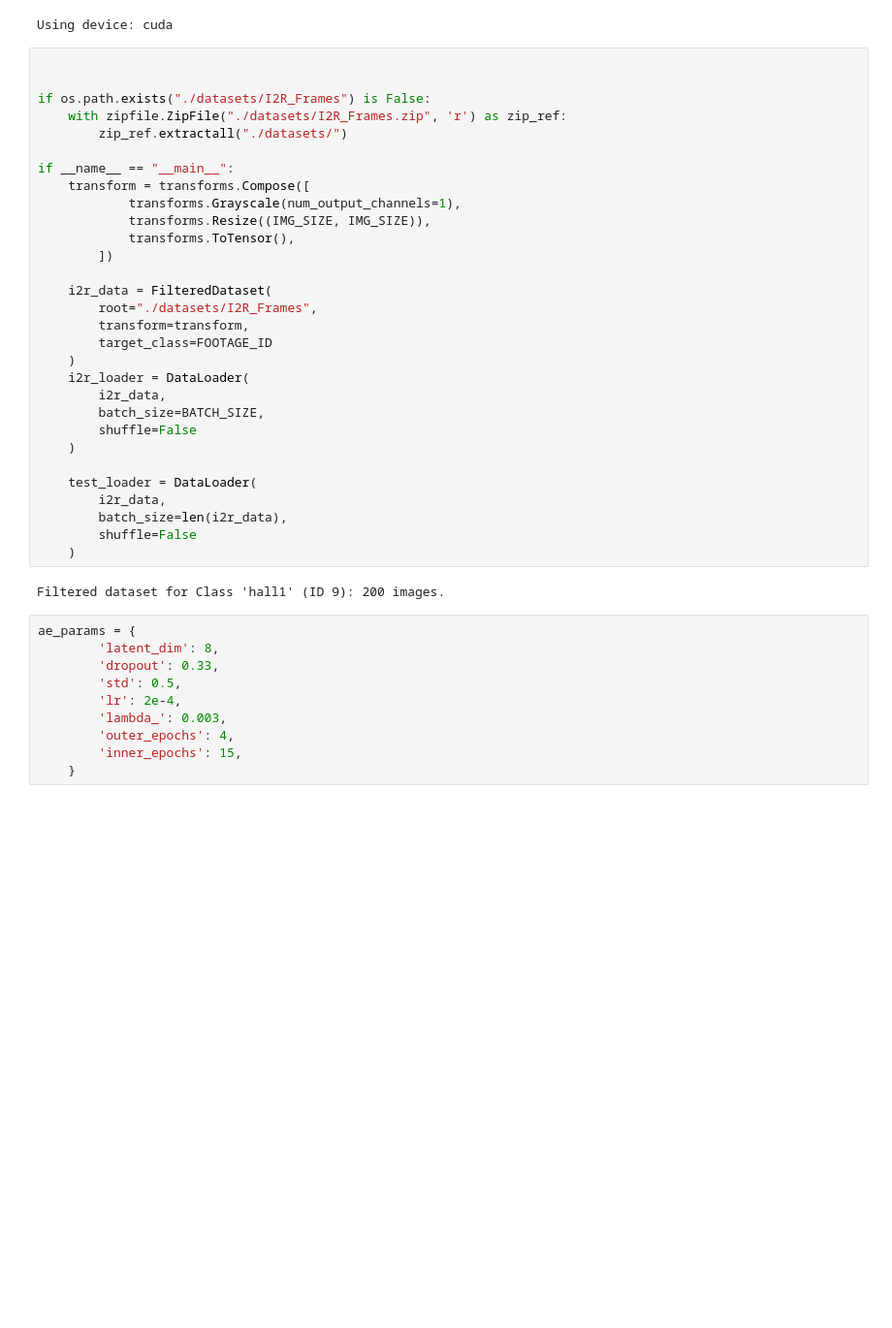
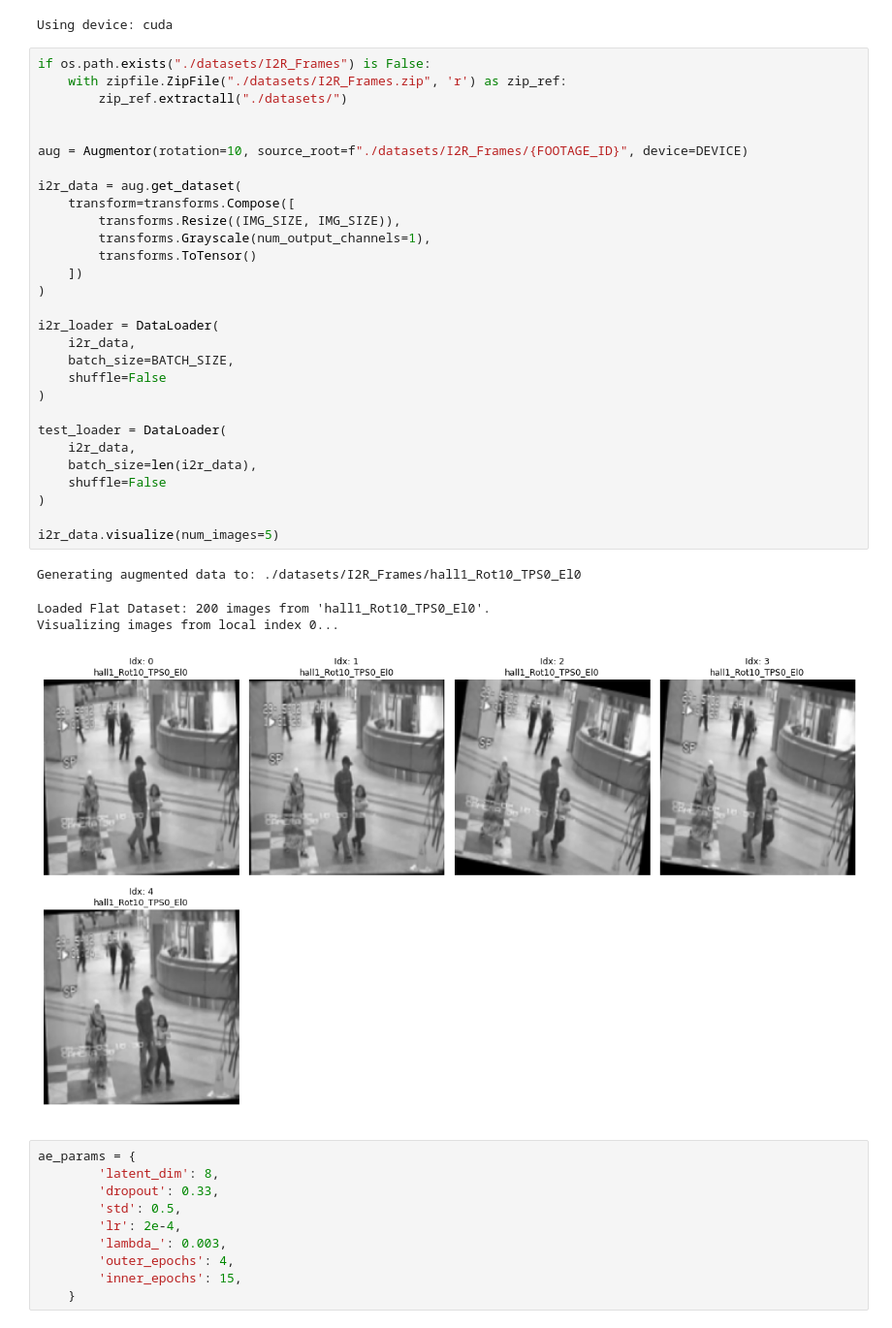
Before and after one commit to E-N-J/P114-Annotation-Free-Segmentation, a Jupyter notebook: i2r.ipynb, the cells around one changed output. Shown at 97% size. Cells and saved outputs as stored; diff of their text form; blank space fills up the shorter version.

Commit message:
added augmentor class

```diff
--- a/i2r.ipynb
+++ b/i2r.ipynb
@@ -20,37 +19,39 @@ print(f"Using device: {DEVICE}\n")
 # %% [output]
 Using device: cuda
 # %%
-
-
 if os.path.exists("./datasets/I2R_Frames") is False:
     with zipfile.ZipFile("./datasets/I2R_Frames.zip", 'r') as zip_ref:
         zip_ref.extractall("./datasets/")
 
-if __name__ == "__main__":
-    transform = transforms.Compose([
-            transforms.Grayscale(num_output_channels=1),
-            transforms.Resize((IMG_SIZE, IMG_SIZE)),
-            transforms.ToTensor(),
-        ])
 
-    i2r_data = FilteredDataset(
-        root="./datasets/I2R_Frames",
-        transform=transform,
-        target_class=FOOTAGE_ID
-    )
-    i2r_loader = DataLoader(
-        i2r_data,
-        batch_size=BATCH_SIZE,
-        shuffle=False
-    )
+aug = Augmentor(rotation=10, source_root=f"./datasets/I2R_Frames/{FOOTAGE_ID}", device=DEVICE)
 
-    test_loader = DataLoader(
-        i2r_data,
-        batch_size=len(i2r_data),
-        shuffle=False
-    )
+i2r_data = aug.get_dataset(
+    transform=transforms.Compose([
+        transforms.Resize((IMG_SIZE, IMG_SIZE)),
+        transforms.Grayscale(num_output_channels=1),
+        transforms.ToTensor()
+    ])
+)
+
+i2r_loader = DataLoader(
+    i2r_data,
+    batch_size=BATCH_SIZE,
+    shuffle=False
+)
+
+test_loader = DataLoader(
+    i2r_data,
+    batch_size=len(i2r_data),
+    shuffle=False
+)
+
+i2r_data.visualize(num_images=5)
 # %% [output]
-Filtered dataset for Class 'hall1' (ID 9): 200 images.
+Generating augmented data to: ./datasets/I2R_Frames/hall1_Rot10_TPS0_El0
+Loaded Flat Dataset: 200 images from 'hall1_Rot10_TPS0_El0'.
+Visualizing images from local index 0...
+[figure, added]
 # %%
 ae_params = {
         'latent_dim': 8,
```
Also changed, not shown: parts of 3 cells of this notebook, 5 other files.
